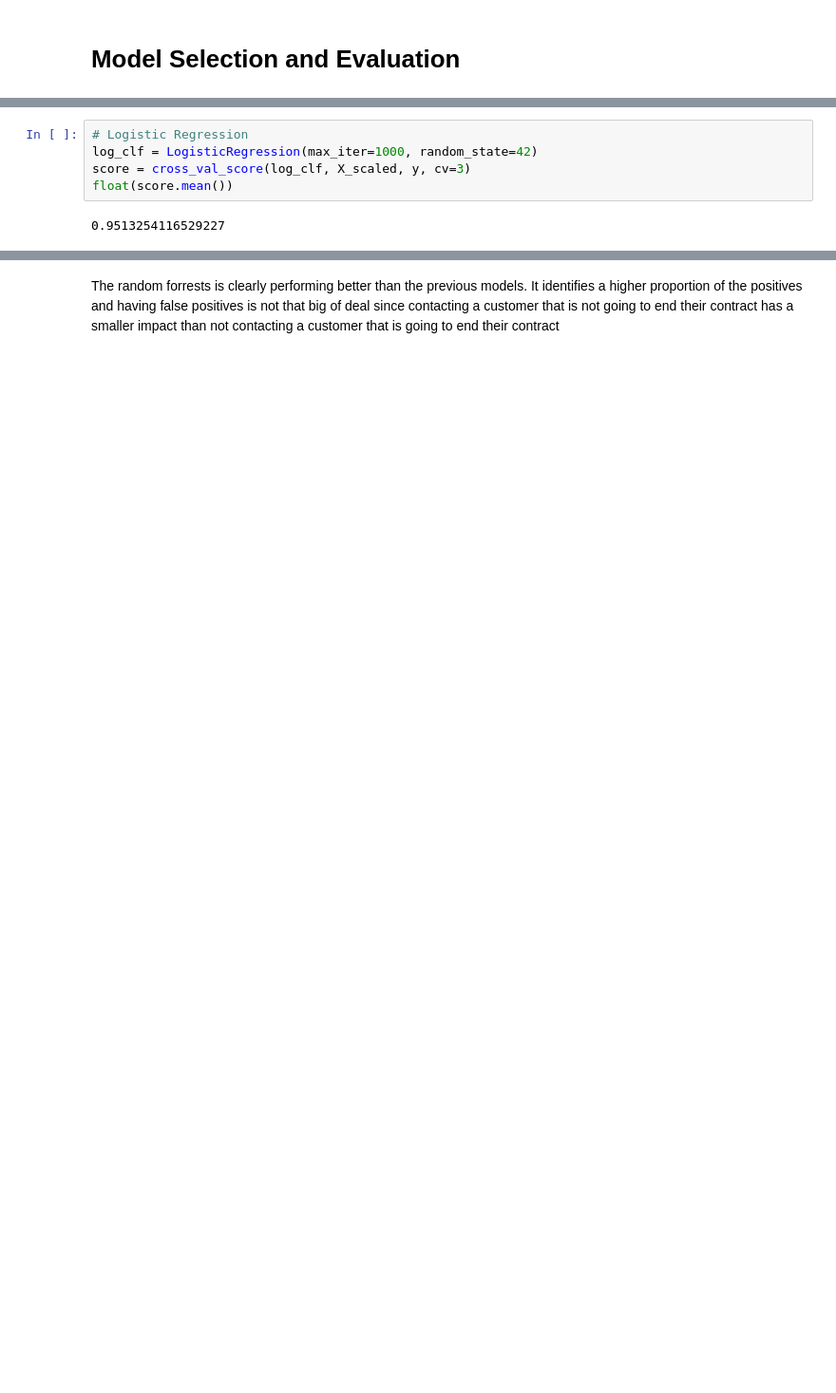
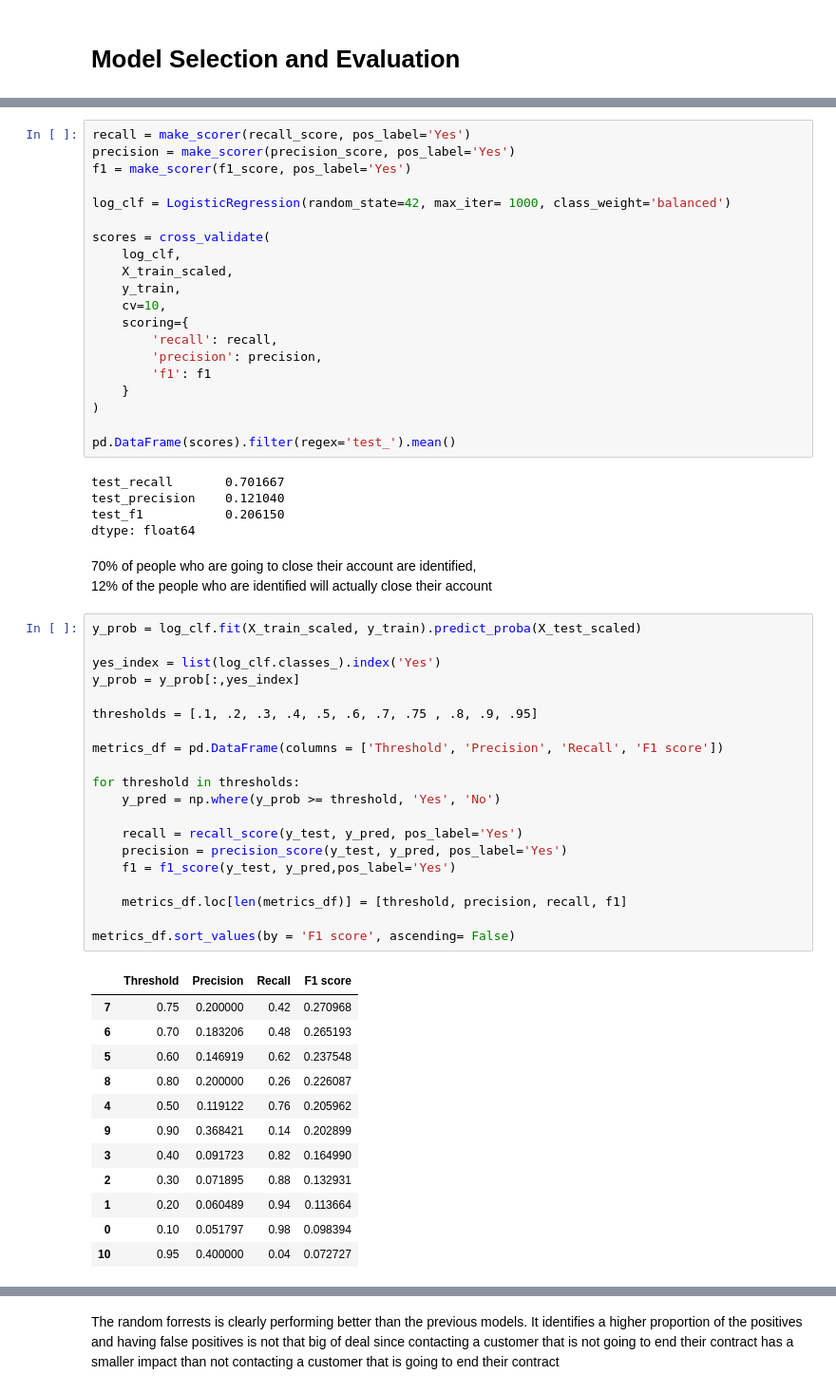
Before and after one commit to Jonathan-Le-Roux/Telecom-Customer--Attrition-Classification, a Jupyter notebook: src/analysis.ipynb, the cells around one changed output, grey strips where cells are left out. Shown at 95% size. Saved outputs shown, nothing was run; the diff lists cells and outputs as text; blank space fills up the shorter version.

```diff
--- a/src/analysis.ipynb
+++ b/src/analysis.ipynb
@@ -234,7 +431,61 @@ float(score.mean())
+# %%
+recall = make_scorer(recall_score, pos_label='Yes')
+precision = make_scorer(precision_score, pos_label='Yes')
+f1 = make_scorer(f1_score, pos_label='Yes')
+
+log_clf = LogisticRegression(random_state=42, max_iter= 1000, class_weight='balanced')
+
+scores = cross_validate(
+    log_clf,
+    X_train_scaled,
+    y_train,
+    cv=10,
+    scoring={
+        'recall': recall,
+        'precision': precision,
+        'f1': f1
+    }
+)
+
+pd.DataFrame(scores).filter(regex='test_').mean()
+# %% [output]
+test_recall       0.701667
+test_precision    0.121040
+test_f1           0.206150
+dtype: float64
+# %% [markdown]
+70% of people who are going to close their account are identified,
+<br>12% of the people who are identified will actually close their account
 # %%
-# Logistic Regression
-log_clf = LogisticRegression(max_iter=1000, random_state=42)
-score = cross_val_score(log_clf, X_scaled, y, cv=3)
-float(score.mean())
+y_prob = log_clf.fit(X_train_scaled, y_train).predict_proba(X_test_scaled)
+
+yes_index = list(log_clf.classes_).index('Yes')
+y_prob = y_prob[:,yes_index]
+
+thresholds = [.1, .2, .3, .4, .5, .6, .7, .75 , .8, .9, .95]
+
+metrics_df = pd.DataFrame(columns = ['Threshold', 'Precision', 'Recall', 'F1 score'])
+
+for threshold in thresholds:
+    y_pred = np.where(y_prob >= threshold, 'Yes', 'No')
+
+    recall = recall_score(y_test, y_pred, pos_label='Yes')
+    precision = precision_score(y_test, y_pred, pos_label='Yes')
+    f1 = f1_score(y_test, y_pred,pos_label='Yes')
+
+    metrics_df.loc[len(metrics_df)] = [threshold, precision, recall, f1]
+
+metrics_df.sort_values(by = 'F1 score', ascending= False)
 # %% [output]
-0.9513254116529227
+|  | Threshold | Precision | Recall | F1 score |
+| 7 | 0.75 | 0.200000 | 0.42 | 0.270968 |
+| 6 | 0.70 | 0.183206 | 0.48 | 0.265193 |
+| 5 | 0.60 | 0.146919 | 0.62 | 0.237548 |
+| 8 | 0.80 | 0.200000 | 0.26 | 0.226087 |
+| 4 | 0.50 | 0.119122 | 0.76 | 0.205962 |
+| 9 | 0.90 | 0.368421 | 0.14 | 0.202899 |
+| 3 | 0.40 | 0.091723 | 0.82 | 0.164990 |
+| 2 | 0.30 | 0.071895 | 0.88 | 0.132931 |
+| 1 | 0.20 | 0.060489 | 0.94 | 0.113664 |
+| 0 | 0.10 | 0.051797 | 0.98 | 0.098394 |
+| 10 | 0.95 | 0.400000 | 0.04 | 0.072727 |
```
Also changed, not shown: parts of 53 cells of this notebook.
